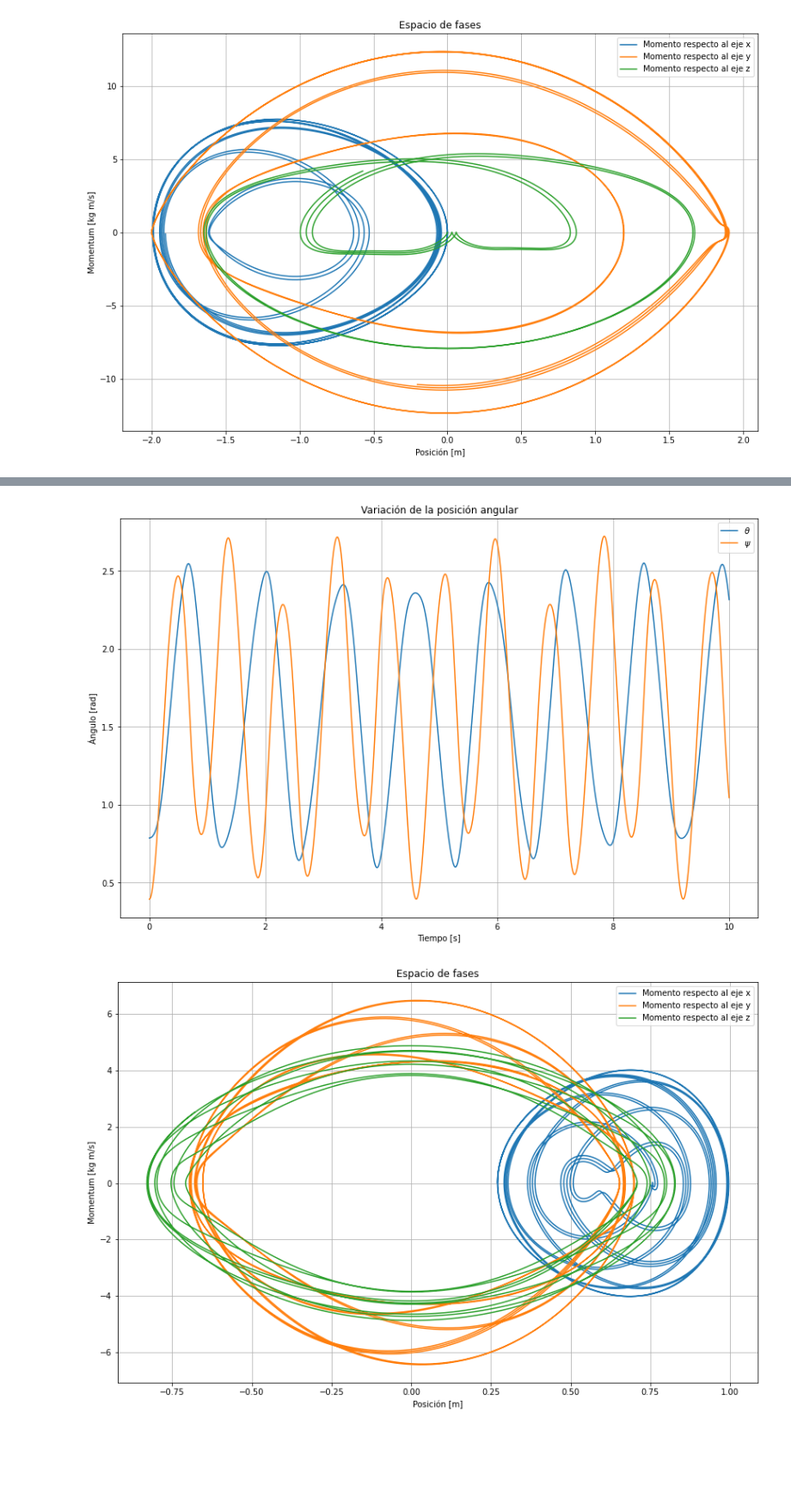
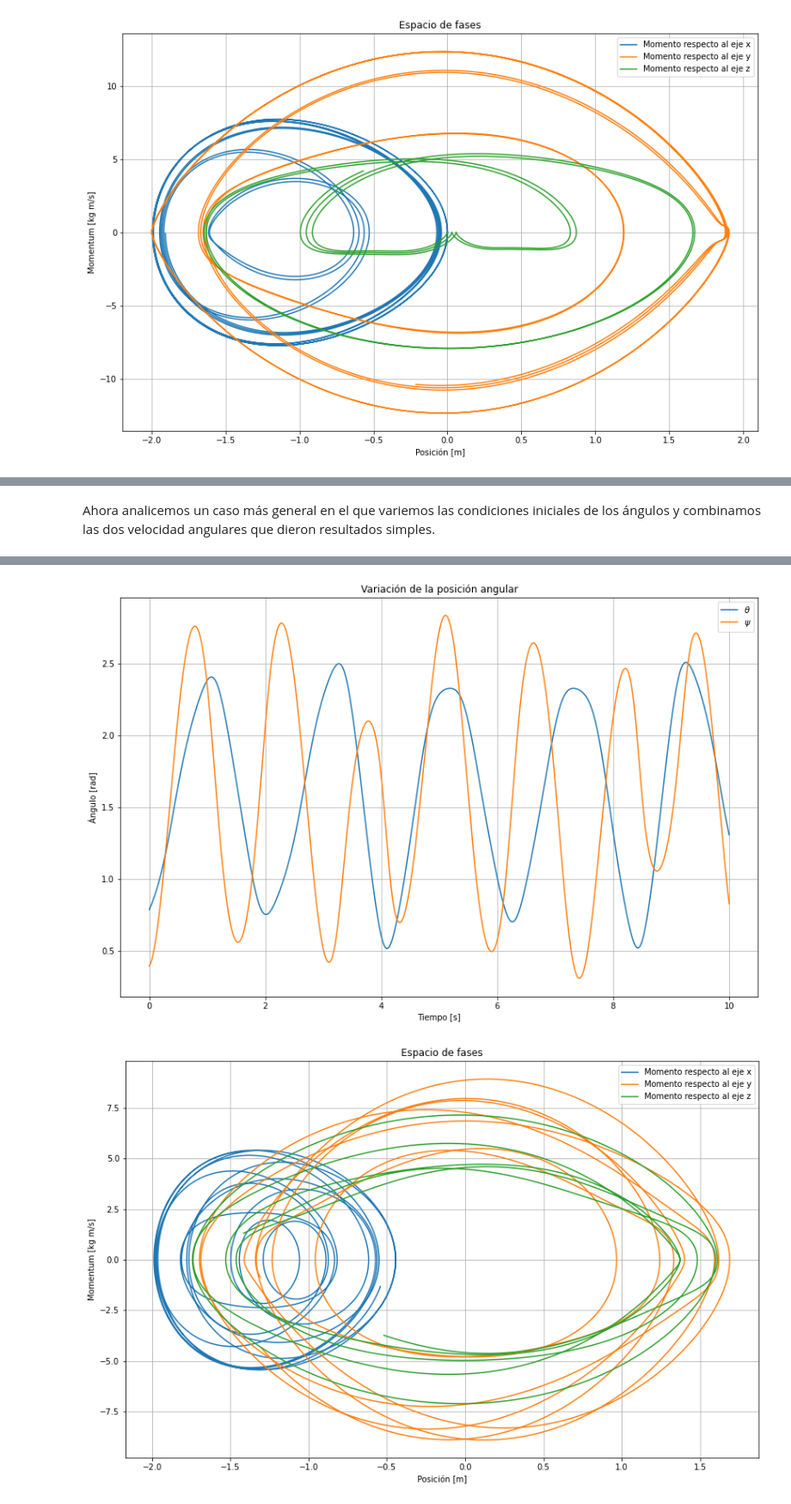
Before and after one commit to KaboomPhysicist/Mecanica-Workshop, a Jupyter notebook: Tarea 2/Tarea_2_Mecánica_Teórica_2.ipynb, the cells around one changed output, grey strips where cells are left out. Shown at 86% size. Cells and saved outputs as stored; diff of their text form; code cells hidden in the pictures; blank space fills up the shorter version.

```diff
--- a/Tarea 2/Tarea_2_Mecánica_Teórica_2.ipynb
+++ b/Tarea 2/Tarea_2_Mecánica_Teórica_2.ipynb
@@ -211,3 +225,5 @@ main_graph(0,0,1,np.pi/2,0,0,10,10000)
+# %% [markdown]
+Ahora analicemos un caso más general en el que variemos las condiciones iniciales de los ángulos y combinamos las dos velocidad angulares que dieron resultados simples.
 # %%
-main_graph(0,0,0,np.pi/4,np.pi/8,0,10,10000)
+main_graph(1,0,1,np.pi/4,np.pi/8,0,10,10000)
 # %% [output]
@@ -215,2 +231,2 @@ main_graph(0,0,0,np.pi/4,np.pi/8,0,10,10000)
-[figure, old version]
+[figure, new version]
-[figure, old version]
+[figure, new version]
```
Also changed, not shown: parts of 8 cells of this notebook, 7 other files.
